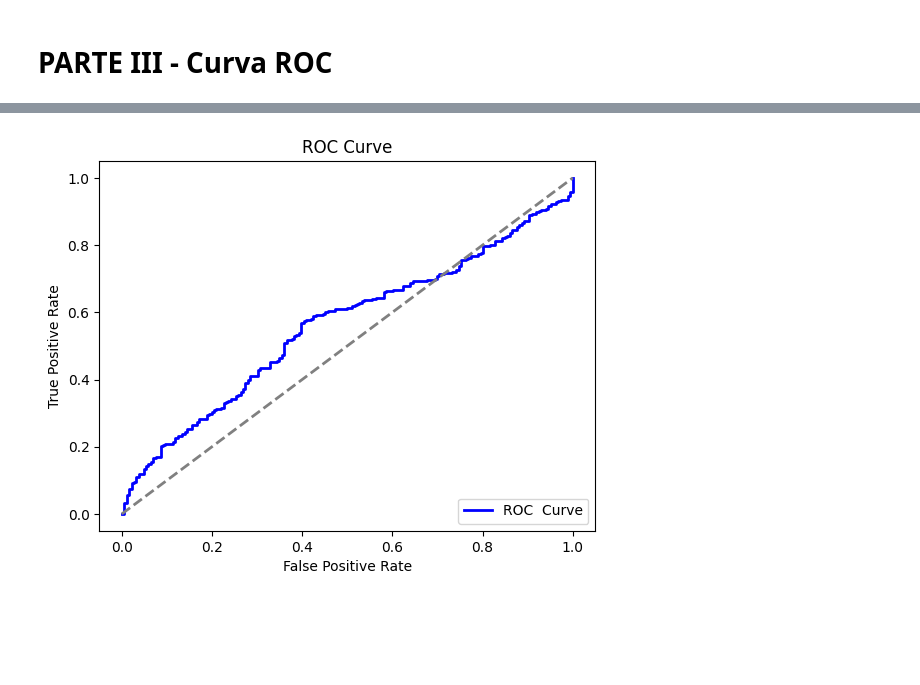
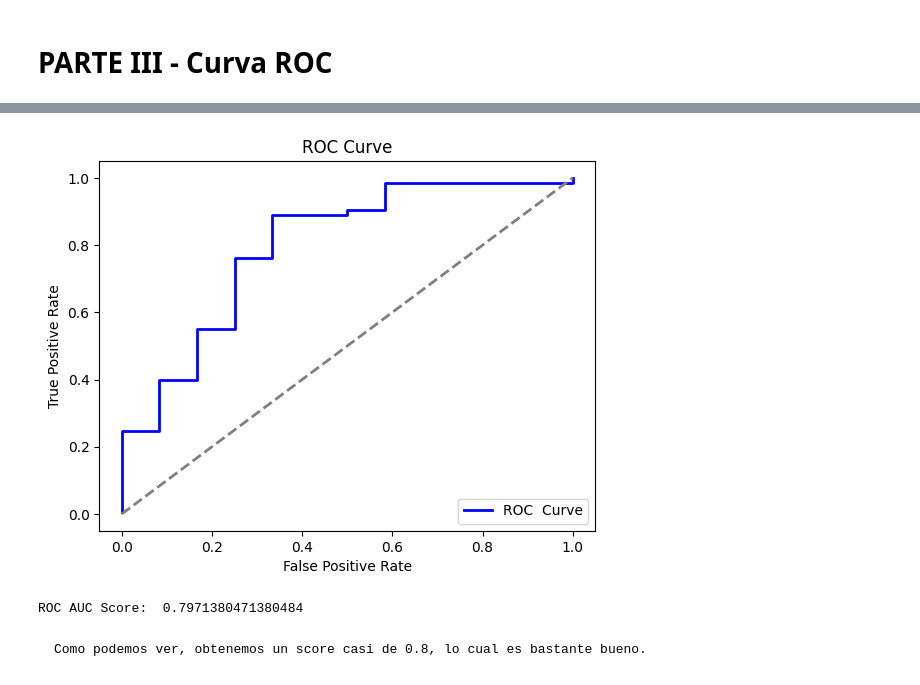
Before and after one commit to RafaDom02/FAA, a Jupyter notebook: MainP3FAA.ipynb, the cells around one changed output, grey strips where cells are left out. Cells and saved outputs as stored; diff of their text form; code cells hidden in the pictures; blank space fills up the shorter version.

```diff
--- a/MainP3FAA.ipynb
+++ b/MainP3FAA.ipynb
@@ -184,23 +218,31 @@ dibujar_analisis_ROC(dataset_2, estrategia_2, "WDBC")
 # %%
-tpr, fpr = clasificador.curva_ROC(estrategia_1, dataset_1, logisticReg, None)
+estrategia_3 = EstrategiaParticionado.ValidacionCruzada(PARTICIONES)
+tpr, fpr = clasificador.curva_ROC(estrategia_3, dataset_2, logisticReg, None)
 
 tpr = [x/sum(tpr) for x in tpr]
 fpr = [x/sum(fpr) for x in fpr]
 
 for i in range(len(tpr)-1):
     tpr[i+1] += tpr[i]
     fpr[i+1] += fpr[i]
 
 # Gráfica de la curva ROC
 plt.figure()
 plt.plot(fpr, tpr, color='blue', lw=2, label='ROC  Curve')
 plt.plot([0, 1], [0, 1], color='gray', lw=2, linestyle='--')
 
 plt.xlabel('False Positive Rate')
 plt.ylabel('True Positive Rate')
 plt.title('ROC Curve')
 plt.legend(loc="lower right")
 
 plt.show()
 # %% [output]
-[figure, old version]
+[figure, new version]
+# %%
+auc_score =  np.trapz(tpr, fpr)
+print("ROC AUC Score: ", auc_score)
+# %% [output]
+ROC AUC Score:  0.7971380471380484
+# %% [markdown]
+    Como podemos ver, obtenemos un score casi de 0.8, lo cual es bastante bueno.
```
Also changed, not shown: parts of 10 cells of this notebook, 1 other file.
